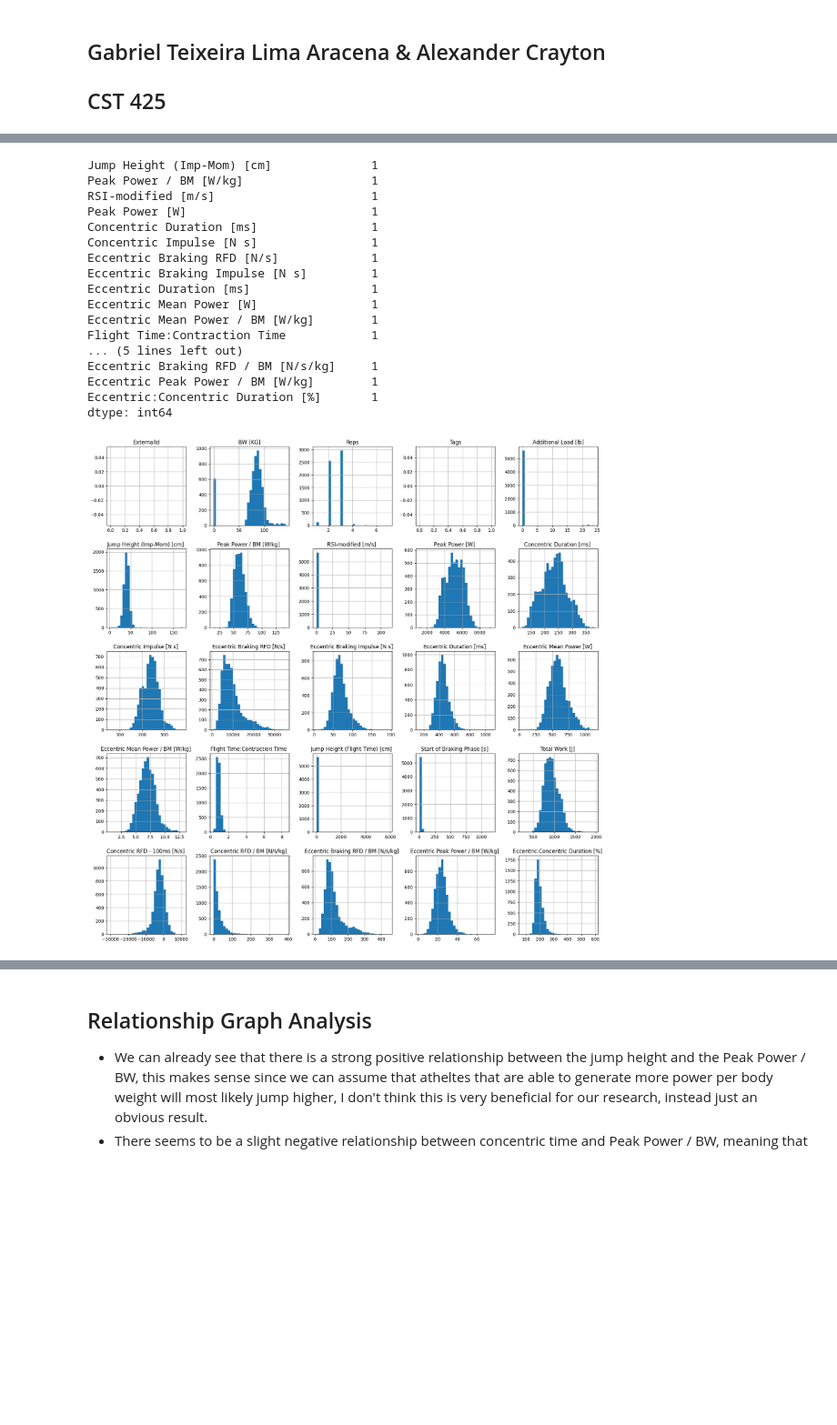
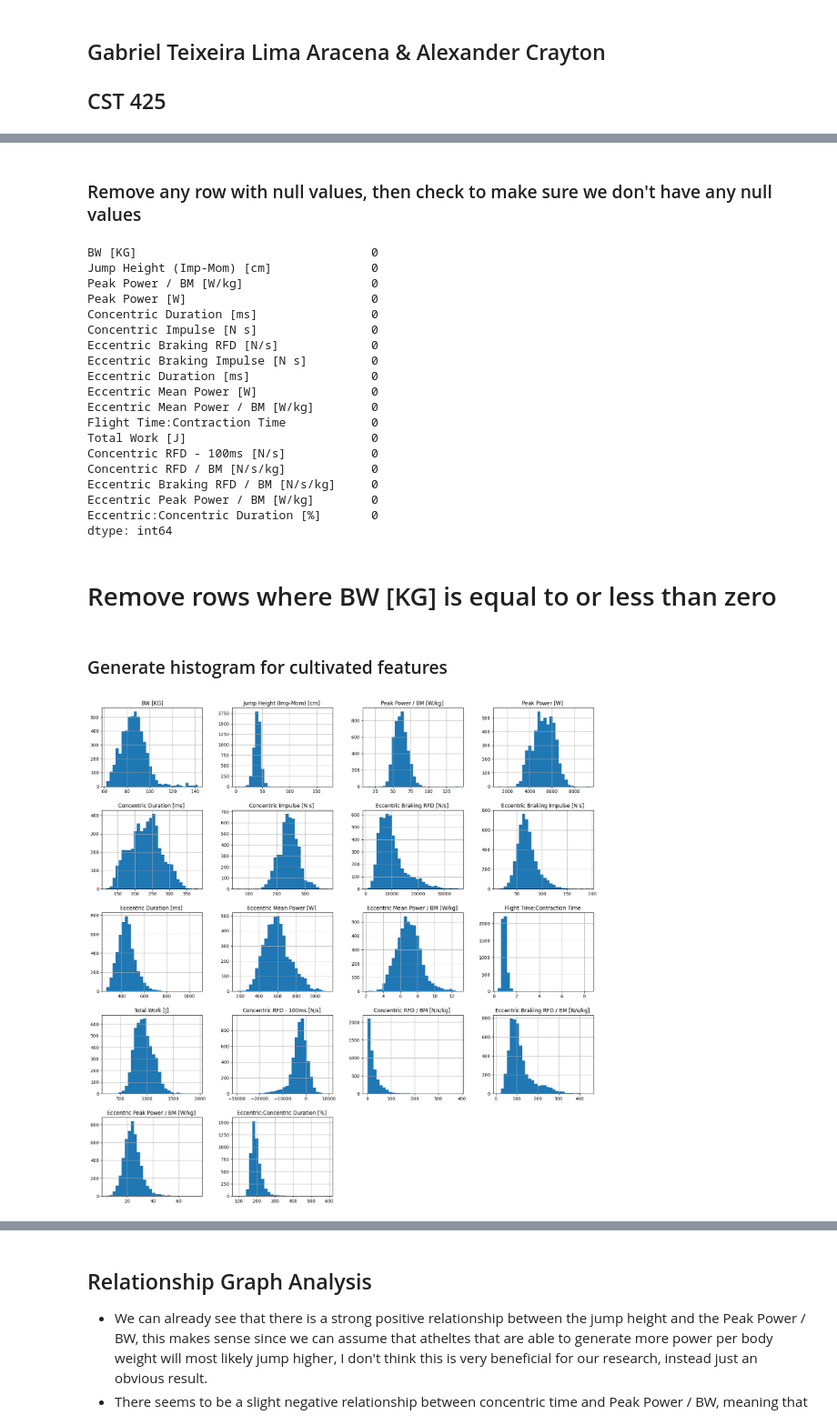
Before and after one commit to G4BE-334/AthletesMachineLearningProject, a Jupyter notebook: MachineLearningProject.ipynb, the cells around one changed output, grey strips where cells are left out. Shown at 91% size. Drawn from its saved outputs; the diff is of its cells as text; code cells hidden in the pictures; blank space fills up the shorter version.

```diff
--- a/MachineLearningProject.ipynb
+++ b/MachineLearningProject.ipynb
@@ -19,29 +25,40 @@ df.head()
 # %%
-newdf = df.drop(columns=['Name', 'ExternalId', 'Test Type', 'Date', 'Time', 'BW [KG]', 'Reps', 'Tags', 'Additional Load [lb]'])
+df_new = df.drop(columns=['Name', 'ExternalId', 'Test Type', 'Date', 'Time', 'Reps', 'Tags', 'Additional Load [lb]', 'RSI-modified [m/s] ', 'Jump Height (Flight Time) [cm] ', 'Start of Braking Phase [s] '])
+# %% [markdown]
+### Remove any row with null values, then check to make sure we don't have any null values
+# %%
+df_new = df_new.dropna()
+print(df_new.isnull().sum())
+# %% [output]
+BW [KG]                                 0
+Jump Height (Imp-Mom) [cm]              0
+Peak Power / BM [W/kg]                  0
+Peak Power [W]                          0
+Concentric Duration [ms]                0
+Concentric Impulse [N s]                0
+Eccentric Braking RFD [N/s]             0
+Eccentric Braking Impulse [N s]         0
+Eccentric Duration [ms]                 0
+Eccentric Mean Power [W]                0
+Eccentric Mean Power / BM [W/kg]        0
+Flight Time:Contraction Time            0
+Total Work [J]                          0
+Concentric RFD - 100ms [N/s]            0
+Concentric RFD / BM [N/s/kg]            0
+Eccentric Braking RFD / BM [N/s/kg]     0
+Eccentric Peak Power / BM [W/kg]        0
+Eccentric:Concentric Duration [%]       0
+dtype: int64
+# %% [markdown]
+# Remove rows where BW [KG] is equal to or less than zero
+# %%
+df_new = df_new[df_new["BW [KG]"] > 0]
+# %% [markdown]
+### Generate histogram for cultivated features
 # %%
 import matplotlib.pyplot as plt
-# Check for missing values
-print(newdf.isnull().sum())
 
-# Simple EDA: Histograms of all features
-df.hist(bins=30, figsize=(20, 20))
+df_new.hist(bins=30, figsize=(20, 20))
 plt.show()
 # %% [output]
-Jump Height (Imp-Mom) [cm]              1
-Peak Power / BM [W/kg]                  1
-RSI-modified [m/s]                      1
-Peak Power [W]                          1
-Concentric Duration [ms]                1
-Concentric Impulse [N s]                1
-Eccentric Braking RFD [N/s]             1
-Eccentric Braking Impulse [N s]         1
-Eccentric Duration [ms]                 1
-Eccentric Mean Power [W]                1
-Eccentric Mean Power / BM [W/kg]        1
-Flight Time:Contraction Time            1
-... (5 lines left out)
-Eccentric Braking RFD / BM [N/s/kg]     1
-Eccentric Peak Power / BM [W/kg]        1
-Eccentric:Concentric Duration [%]       1
-dtype: int64
-[figure, old version]
+[figure, new version]
```
Also changed, not shown: parts of 12 cells of this notebook.
